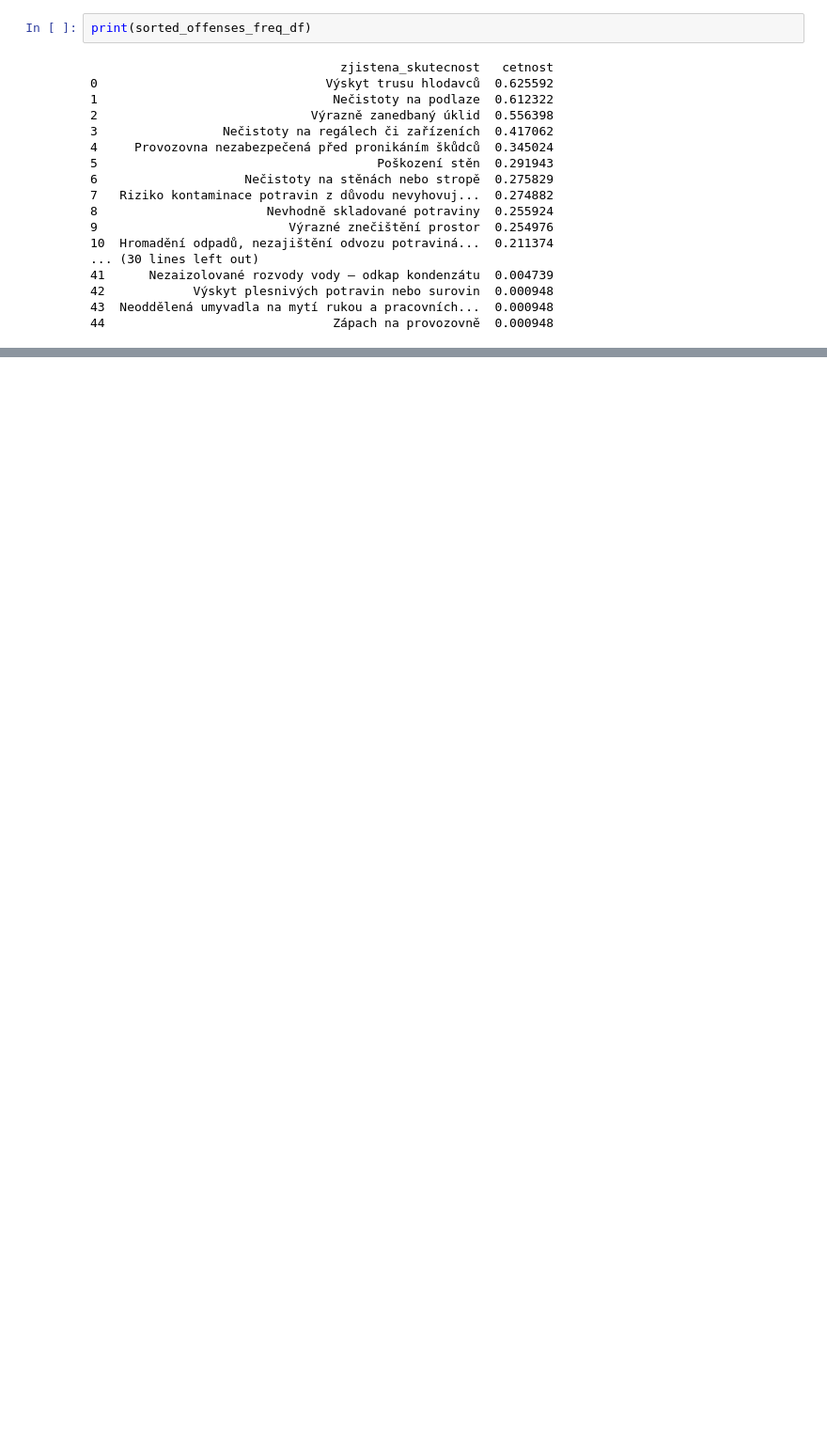
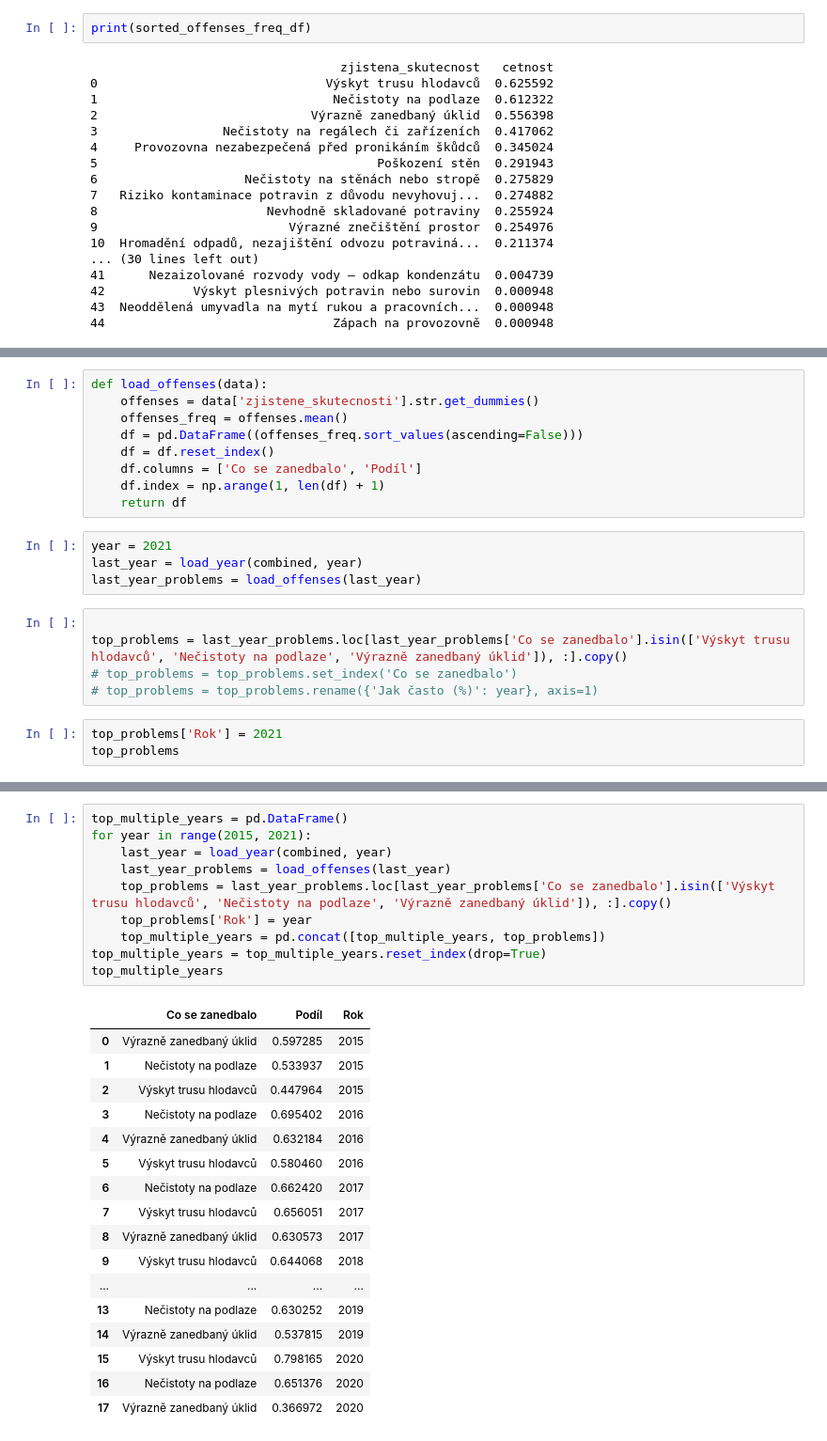
Before and after one commit to jandolezal/potraviny, a Jupyter notebook: notebooks/explore.ipynb, the cells around one changed output, grey strips where cells are left out. Shown: that part at 94% size. Saved outputs shown, nothing was run; the diff lists cells and outputs as text; blank space fills up the shorter version.

Commit message:
Explore top problems accross many years

```diff
--- a/notebooks/explore.ipynb
+++ b/notebooks/explore.ipynb
@@ -111,0 +175,21 @@ print(sorted_offenses_freq_df)
+# %%
+def load_offenses(data):
+    offenses = data['zjistene_skutecnosti'].str.get_dummies()
+    offenses_freq = offenses.mean()
+    df = pd.DataFrame((offenses_freq.sort_values(ascending=False)))
+    df = df.reset_index()
+    df.columns = ['Co se zanedbalo', 'Podíl']
+    df.index = np.arange(1, len(df) + 1)
+    return df
+# %%
+year = 2021
+last_year = load_year(combined, year)
+last_year_problems = load_offenses(last_year)
+# %%
+
+top_problems = last_year_problems.loc[last_year_problems['Co se zanedbalo'].isin(['Výskyt trusu hlodavců', 'Nečistoty na podlaze', 'Výrazně zanedbaný úklid']), :].copy()
+# top_problems = top_problems.set_index('Co se zanedbalo')
+# top_problems = top_problems.rename({'Jak často (%)': year}, axis=1)
+# %%
+top_problems['Rok'] = 2021
+top_problems
@@ -111,0 +201,28 @@ print(sorted_offenses_freq_df)
+# %%
+top_multiple_years = pd.DataFrame()
+for year in range(2015, 2021):
+    last_year = load_year(combined, year)
+    last_year_problems = load_offenses(last_year)
+    top_problems = last_year_problems.loc[last_year_problems['Co se zanedbalo'].isin(['Výskyt trusu hlodavců', 'Nečistoty na podlaze', 'Výrazně zanedbaný úklid']), :].copy()
+    top_problems['Rok'] = year
+    top_multiple_years = pd.concat([top_multiple_years, top_problems])
+top_multiple_years = top_multiple_years.reset_index(drop=True)
+top_multiple_years
+# %% [output]
+|  | Co se zanedbalo | Podíl | Rok |
+| 0 | Výrazně zanedbaný úklid | 0.597285 | 2015 |
+| 1 | Nečistoty na podlaze | 0.533937 | 2015 |
+| 2 | Výskyt trusu hlodavců | 0.447964 | 2015 |
+| 3 | Nečistoty na podlaze | 0.695402 | 2016 |
+| 4 | Výrazně zanedbaný úklid | 0.632184 | 2016 |
+| 5 | Výskyt trusu hlodavců | 0.580460 | 2016 |
+| 6 | Nečistoty na podlaze | 0.662420 | 2017 |
+| 7 | Výskyt trusu hlodavců | 0.656051 | 2017 |
+| 8 | Výrazně zanedbaný úklid | 0.630573 | 2017 |
+| 9 | Výskyt trusu hlodavců | 0.644068 | 2018 |
+| ... | ... | ... | ... |
+| 13 | Nečistoty na podlaze | 0.630252 | 2019 |
+| 14 | Výrazně zanedbaný úklid | 0.537815 | 2019 |
+| 15 | Výskyt trusu hlodavců | 0.798165 | 2020 |
+| 16 | Nečistoty na podlaze | 0.651376 | 2020 |
+| 17 | Výrazně zanedbaný úklid | 0.366972 | 2020 |
```
Also changed, not shown: parts of 9 cells of this notebook.
